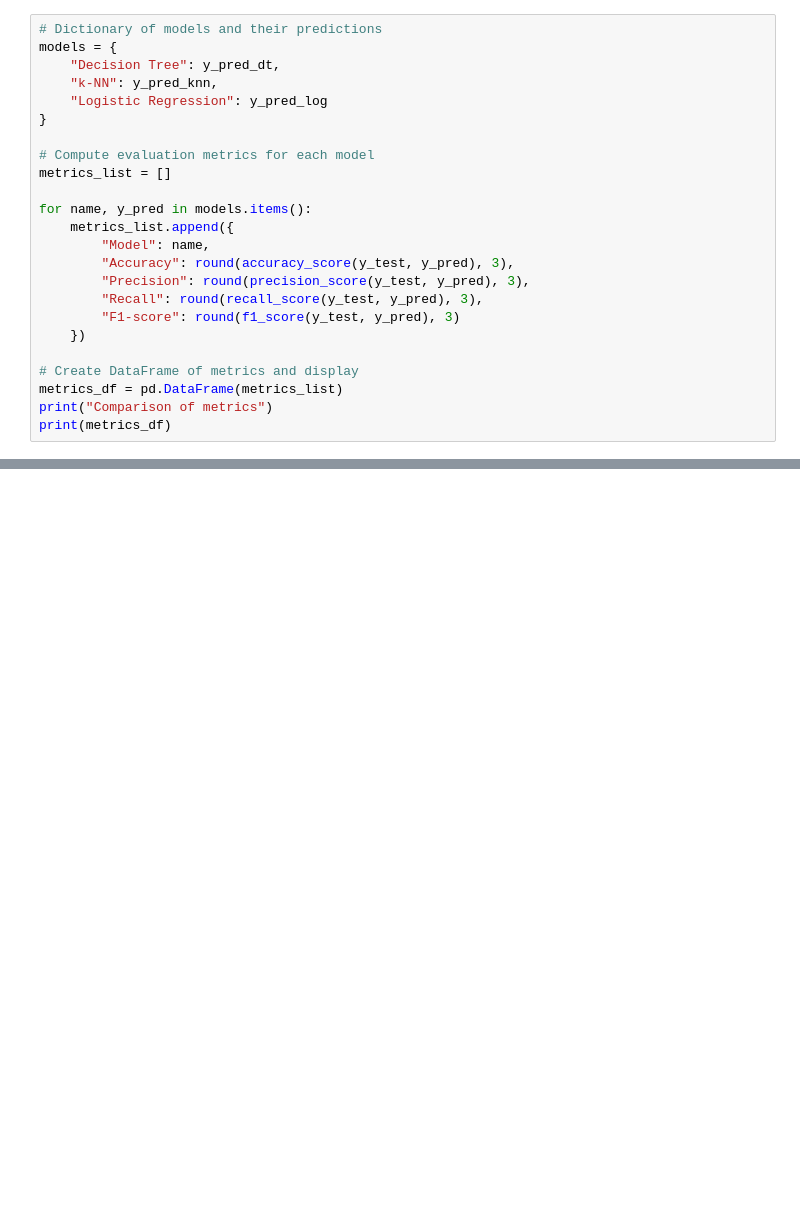
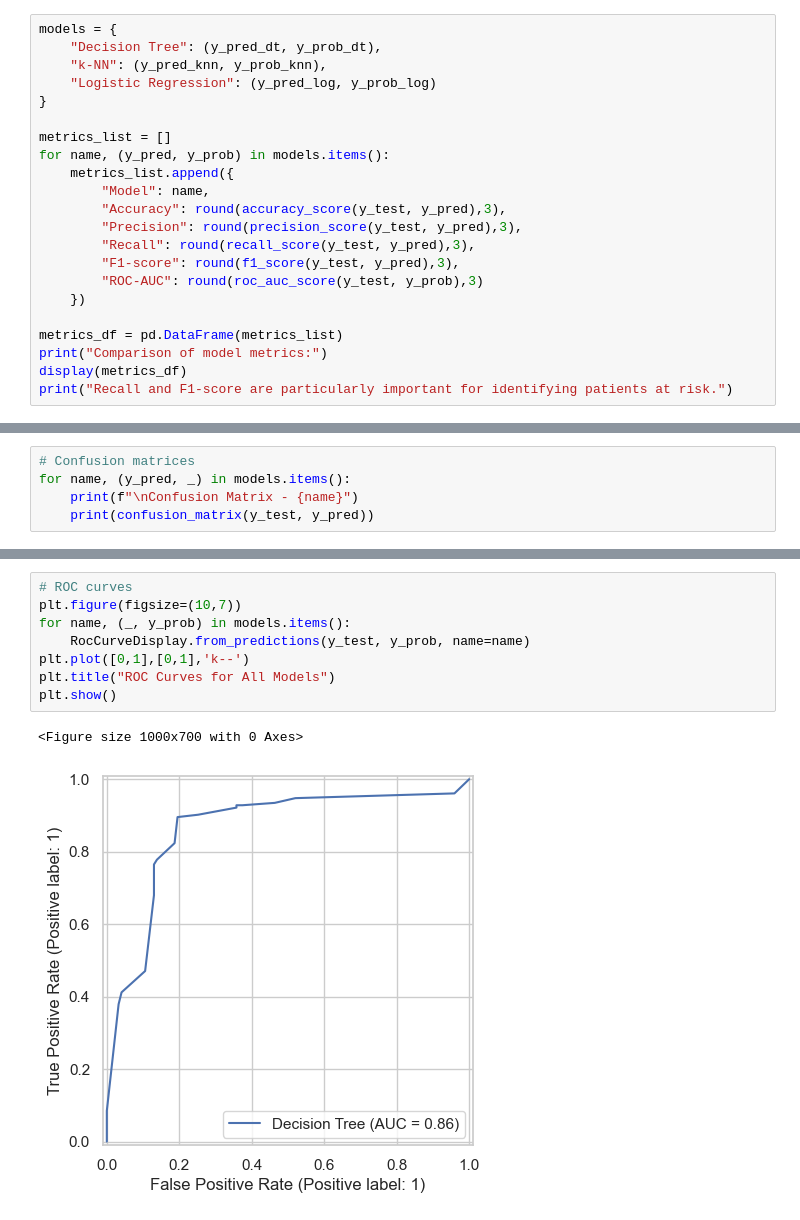
Before and after one commit to Dorian-Caussimon/PRJ-VSB-Machin_learning, a Jupyter notebook: main.ipynb, the cells around one changed output, grey strips where cells are left out. Saved outputs shown, nothing was run; the diff lists cells and outputs as text; blank space fills up the shorter version.

```diff
--- a/main.ipynb
+++ b/main.ipynb
@@ -169,25 +232,23 @@ Logistic Regression - Top features increasing risk
 # %%
-# Dictionary of models and their predictions
 models = {
-    "Decision Tree": y_pred_dt,
-    "k-NN": y_pred_knn,
-    "Logistic Regression": y_pred_log
+    "Decision Tree": (y_pred_dt, y_prob_dt),
+    "k-NN": (y_pred_knn, y_prob_knn),
+    "Logistic Regression": (y_pred_log, y_prob_log)
 }
 
-# Compute evaluation metrics for each model
 metrics_list = []
-
-for name, y_pred in models.items():
+for name, (y_pred, y_prob) in models.items():
     metrics_list.append({
         "Model": name,
-        "Accuracy": round(accuracy_score(y_test, y_pred), 3),
-        "Precision": round(precision_score(y_test, y_pred), 3),
-        "Recall": round(recall_score(y_test, y_pred), 3),
-        "F1-score": round(f1_score(y_test, y_pred), 3)
+        "Accuracy": round(accuracy_score(y_test, y_pred),3),
+        "Precision": round(precision_score(y_test, y_pred),3),
+        "Recall": round(recall_score(y_test, y_pred),3),
+        "F1-score": round(f1_score(y_test, y_pred),3),
+        "ROC-AUC": round(roc_auc_score(y_test, y_prob),3)
     })
 
-# Create DataFrame of metrics and display
 metrics_df = pd.DataFrame(metrics_list)
-print("Comparison of metrics")
-print(metrics_df)
+print("Comparison of model metrics:")
+display(metrics_df)
+print("Recall and F1-score are particularly important for identifying patients at risk.")
 # %% [output]
@@ -212,0 +261,5 @@ Overall, features like abnormal ST slope, asymptomatic chest pain, and exercise-
+# %%
+# Confusion matrices
+for name, (y_pred, _) in models.items():
+    print(f"\nConfusion Matrix - {name}")
+    print(confusion_matrix(y_test, y_pred))
@@ -212,0 +278,11 @@ Overall, features like abnormal ST slope, asymptomatic chest pain, and exercise-
+# %%
+# ROC curves
+plt.figure(figsize=(10,7))
+for name, (_, y_prob) in models.items():
+    RocCurveDisplay.from_predictions(y_test, y_prob, name=name)
+plt.plot([0,1],[0,1],'k--')
+plt.title("ROC Curves for All Models")
+plt.show()
+# %% [output]
+<Figure size 1000x700 with 0 Axes>
+[figure, added]
```
Also changed, not shown: parts of 21 cells of this notebook.
